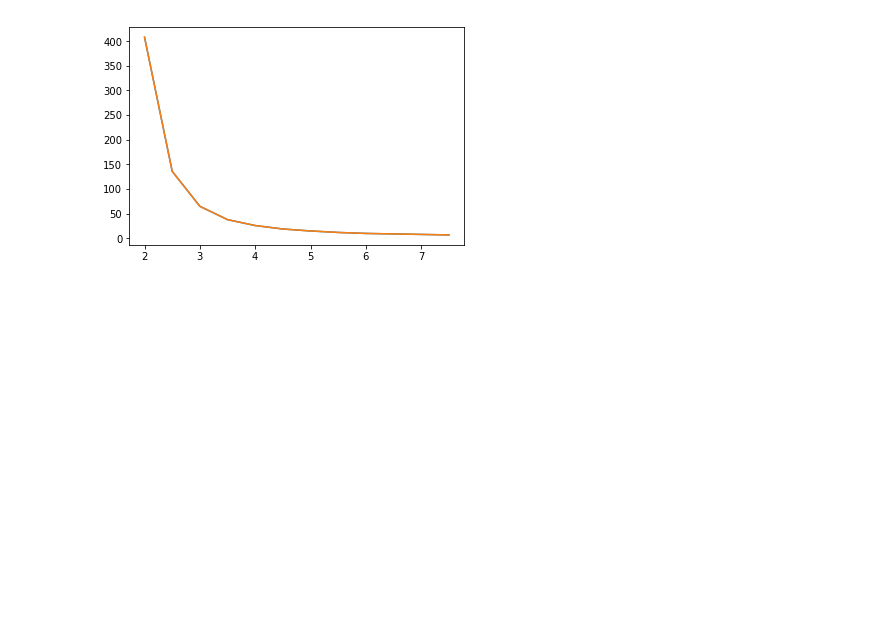
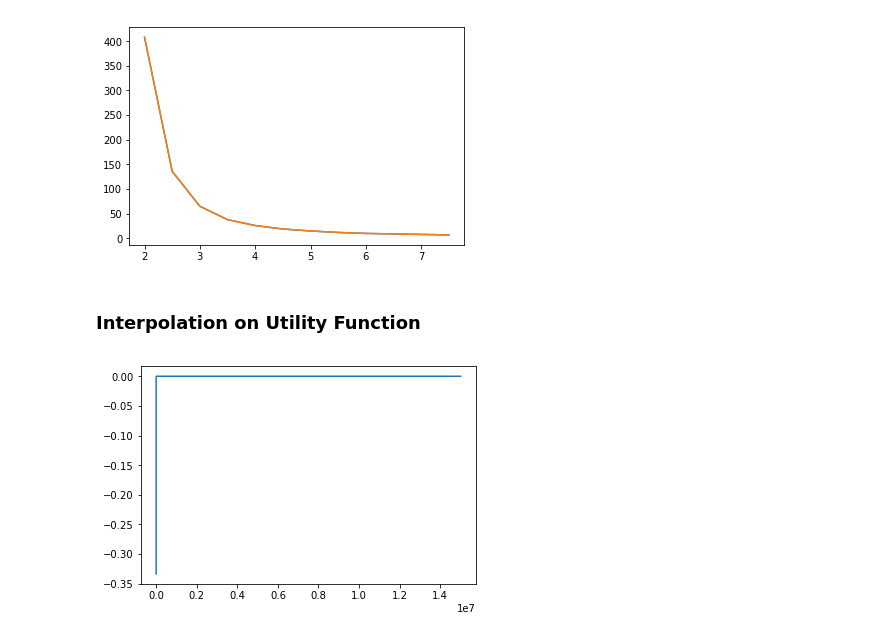
Before and after one commit to Quintus-Zhang/Tracer, a Jupyter notebook: jupyter/expanding_grid.ipynb, the cells around one changed output. Saved outputs shown, nothing was run; the diff lists cells and outputs as text; code cells hidden in the pictures; blank space fills up the shorter version.

```diff
--- a/jupyter/expanding_grid.ipynb
+++ b/jupyter/expanding_grid.ipynb
@@ -102,3 +102,18 @@ plt.plot(curv[0, :], curv[1, :])
 plt.show()
 # %% [output]
 [figure]
+# %% [markdown]
+### Interpolation on Utility Function
+# %%
+EXPAND_FAC = 5
+even_grid = np.linspace(0, 1, 501)
+grid = 1 + (15000001 - 1) * even_grid**EXPAND_FAC
+# %%
+x = np.arange(1, 15000001, 10)
+spline = CubicSpline(grid, utility(grid, 4), bc_type='natural')
+y = spline(x)
+# %%
+plt.plot(x, y)
+plt.show()
+# %% [output]
+[figure, added]
```
